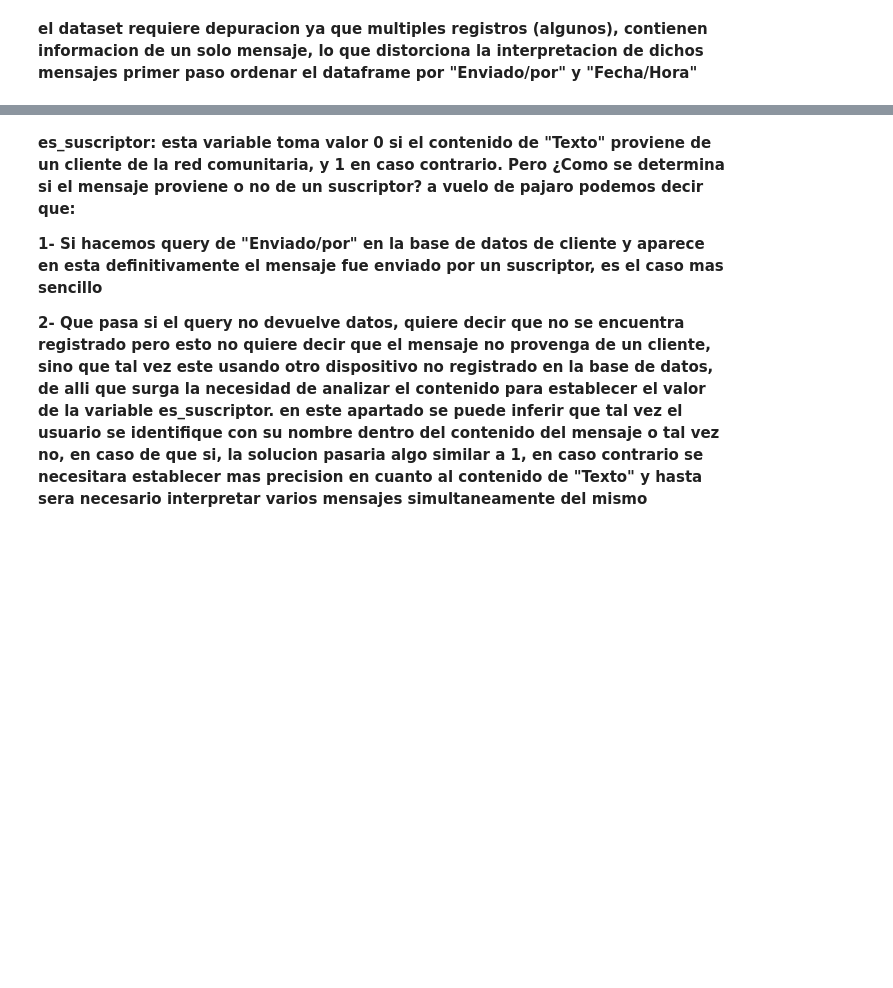
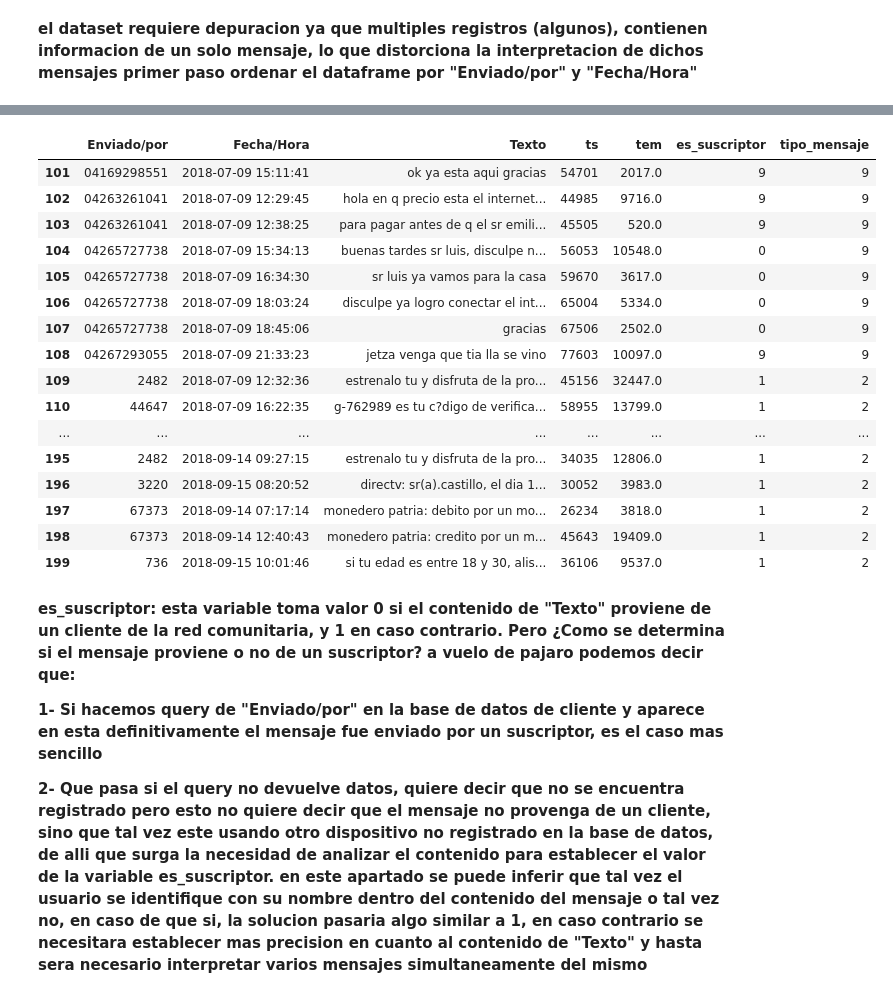
Before and after one commit to sistelca/mensajes_nlp, a Jupyter notebook: mensajes.ipynb, the cells around one changed output, grey strips where cells are left out. Saved outputs shown, nothing was run; the diff lists cells and outputs as text; code cells hidden in the pictures; blank space fills up the shorter version.

```diff
--- a/mensajes.ipynb
+++ b/mensajes.ipynb
@@ -139,17 +139,17 @@ Wall time: 7.59 s
 # %%
 # cargamos el dataframe mensajes con datos limpios, preprocesados
 
-mensajes = pd.read_pickle("C:/Users/Luis/Documents/Ciencia de Datos/Dataset1/mensajes.pkl")
+mensajes = pd.read_pickle("/home/luis/mensajes.data/mensajes.pkl")
 
 # y creamos dos nuevas variables, una que indique si "Texto" proviene de un suscriptor del servicio
 # de internet (0) o no (1) y otra que partiendo del contenido de "Texto" clasifique en mensaje,
 # lo cual se hara luego de analizar la variable "Texto" mas adelante
 
 # por defecto ninguno es suscriptor
-mensajes["es_suscriptor"] = np.full(mensajes.shape[0], 2)
+mensajes["es_suscriptor"] = np.full(mensajes.shape[0], 9)
 
 # aun no se a establecido criterio para clasificar, se inicializa en 0
-mensajes["tipo_mensaje"] = np.full(mensajes.shape[0], 3)
+mensajes["tipo_mensaje"] = np.full(mensajes.shape[0], 9)
 # donde: 0->usuario reporta falla, 1->usuario solicita informacio cuota del servicio,
 # 2->todo lo demas (no suscriptores)
 
@@ -157,7 +157,7 @@ mensajes["tipo_mensaje"] = np.full(mensajes.shape[0], 3)
 # al archivo tlfclientes.csv se le agrego un caracter alfanumerico al comienzo
 # de cada registro para que pandas leyera como texto y no como numero
 
-telef_clientes = pd.read_csv('C:/Users/Luis/Documents/Ciencia de Datos/Dataset1/tlfclientes.csv')
+telef_clientes = pd.read_csv('/home/luis/mensajes.data/tlfclientes.csv')
 
 # ahora se convierte telef_clientes.telef eliminando los caracteres- al inicio y final
 telef_clientes["telef"] = telef_clientes["telef"].str.replace("-","")
@@ -225,4 +225,5 @@ var1 = var1-var2
 var1 = list(var1)
 
 mensajes.loc[mensajes.index[var1], "tipo_mensaje" ] = 1
+mensajes.loc[mensajes.index[var1], "es_suscriptor" ] = 0
 # %% [output]
@@ -249,3 +232,36 @@ mensajes.loc[mensajes.index[var2]]
+# %%
+# aprovechamos var2 y extraemos los mensajes que son de no suscriptores en este
+# dominio
+
+var2 = list(var2)
+var2 = set(var2)
+var3 = {114, 576, 579, 788}
+var2 = var2-var3
+var2 = list(var2)
+
+mensajes.loc[mensajes.index[var2], "es_suscriptor" ] = 0
+# %%
+# ahora acemos igual con tipo mensaje 0 'reporte de falla de servicio'
+
+mensajes.iloc[101:200]
+# %% [output]
+|  | Enviado/por | Fecha/Hora | Texto | ts | tem | es_suscriptor | tipo_mensaje |
+| 101 | 04169298551 | 2018-07-09 15:11:41 | ok ya esta aqui gracias | 54701 | 2017.0 | 9 | 9 |
+| 102 | 04263261041 | 2018-07-09 12:29:45 | hola en q precio esta el internet... | 44985 | 9716.0 | 9 | 9 |
+| 103 | 04263261041 | 2018-07-09 12:38:25 | para pagar antes de q el sr emili... | 45505 | 520.0 | 9 | 9 |
+| 104 | 04265727738 | 2018-07-09 15:34:13 | buenas tardes sr luis, disculpe n... | 56053 | 10548.0 | 0 | 9 |
+| 105 | 04265727738 | 2018-07-09 16:34:30 | sr luis ya vamos para la casa | 59670 | 3617.0 | 0 | 9 |
+| 106 | 04265727738 | 2018-07-09 18:03:24 | disculpe ya logro conectar el int... | 65004 | 5334.0 | 0 | 9 |
+| 107 | 04265727738 | 2018-07-09 18:45:06 | gracias | 67506 | 2502.0 | 0 | 9 |
+| 108 | 04267293055 | 2018-07-09 21:33:23 | jetza venga que tia lla se vino | 77603 | 10097.0 | 9 | 9 |
+| 109 | 2482 | 2018-07-09 12:32:36 | estrenalo tu y disfruta de la pro... | 45156 | 32447.0 | 1 | 2 |
+| 110 | 44647 | 2018-07-09 16:22:35 | g-762989 es tu c?digo de verifica... | 58955 | 13799.0 | 1 | 2 |
+| ... | ... | ... | ... | ... | ... | ... | ... |
+| 195 | 2482 | 2018-09-14 09:27:15 | estrenalo tu y disfruta de la pro... | 34035 | 12806.0 | 1 | 2 |
+| 196 | 3220 | 2018-09-15 08:20:52 | directv: sr(a).castillo, el dia 1... | 30052 | 3983.0 | 1 | 2 |
+| 197 | 67373 | 2018-09-14 07:17:14 | monedero patria: debito por un mo... | 26234 | 3818.0 | 1 | 2 |
+| 198 | 67373 | 2018-09-14 12:40:43 | monedero patria: credito por un m... | 45643 | 19409.0 | 1 | 2 |
+| 199 | 736 | 2018-09-15 10:01:46 | si tu edad es entre 18 y 30, alis... | 36106 | 9537.0 | 1 | 2 |
 # %% [markdown]
 **es_suscriptor: esta variable toma valor 0 si el contenido de "Texto" proviene de un
 cliente de la red comunitaria, y 1 en caso contrario. Pero ¿Como se determina si el
```
Also changed, not shown: parts of 5 cells of this notebook, 2 other files.
